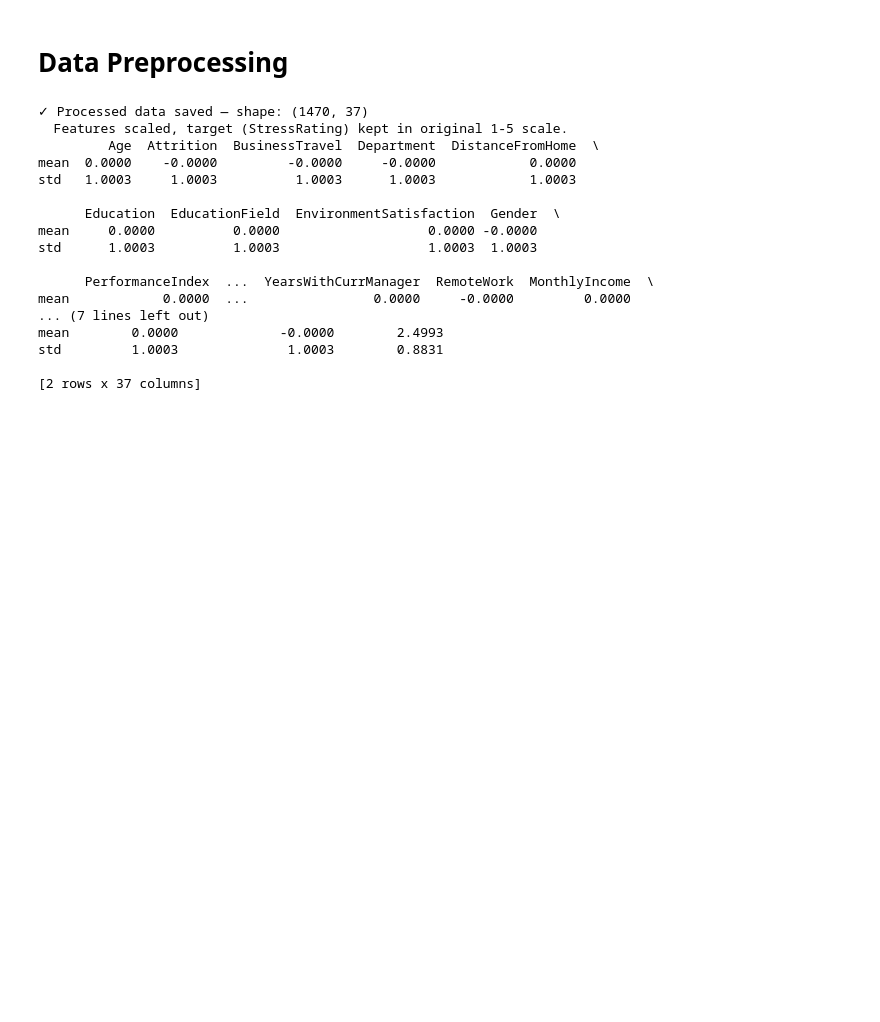
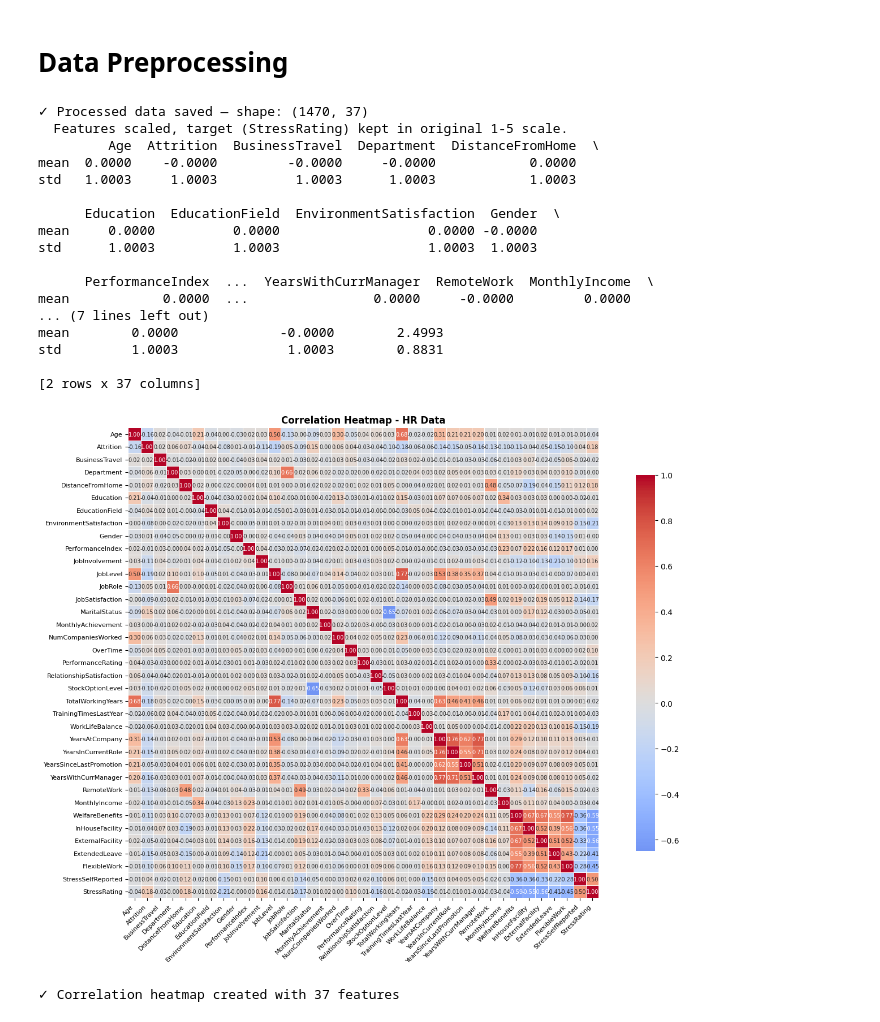
Before and after one commit to jiraphat48026/HR-Machine-Learning-Project, a Jupyter notebook: pre-process.ipynb, the cells around one changed output. Cells and saved outputs as stored; diff of their text form; code cells hidden in the pictures; blank space fills up the shorter version.

```diff
--- a/pre-process.ipynb
+++ b/pre-process.ipynb
@@ -68,3 +68,25 @@ mean        0.0000             -0.0000        2.4993
 std         1.0003              1.0003        0.8831
 
 [2 rows x 37 columns]
+# %%
+import matplotlib.pyplot as plt
+import seaborn as sns
+
+# Create correlation matrix
+correlation_matrix = processed_data.corr()
+
+# Create heatmap
+plt.figure(figsize=(14, 10))
+sns.heatmap(correlation_matrix, annot=True, cmap='coolwarm', center=0,
+            fmt='.2f', square=True, linewidths=0.5, cbar_kws={"shrink": 0.8},
+            annot_kws={"size": 7}, xticklabels=True, yticklabels=True)
+plt.title('Correlation Heatmap - HR Data', fontsize=12, fontweight='bold')
+plt.xticks(fontsize=8, rotation=45, ha='right')
+plt.yticks(fontsize=8, rotation=0)
+plt.tight_layout()
+plt.show()
+
+print(f"✓ Correlation heatmap created with {len(correlation_matrix)} features")
+# %% [output]
+[figure, added]
+✓ Correlation heatmap created with 37 features
```
Also changed, not shown: 1 other file.
